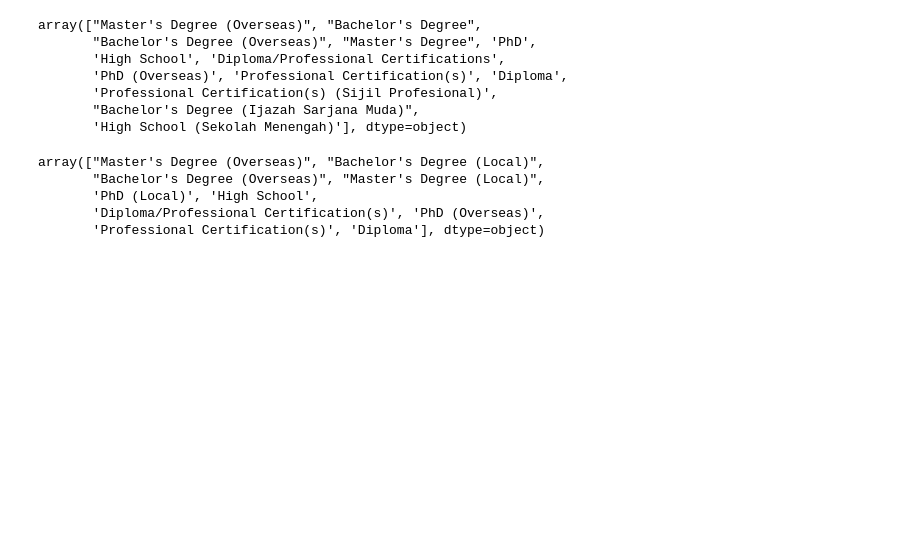
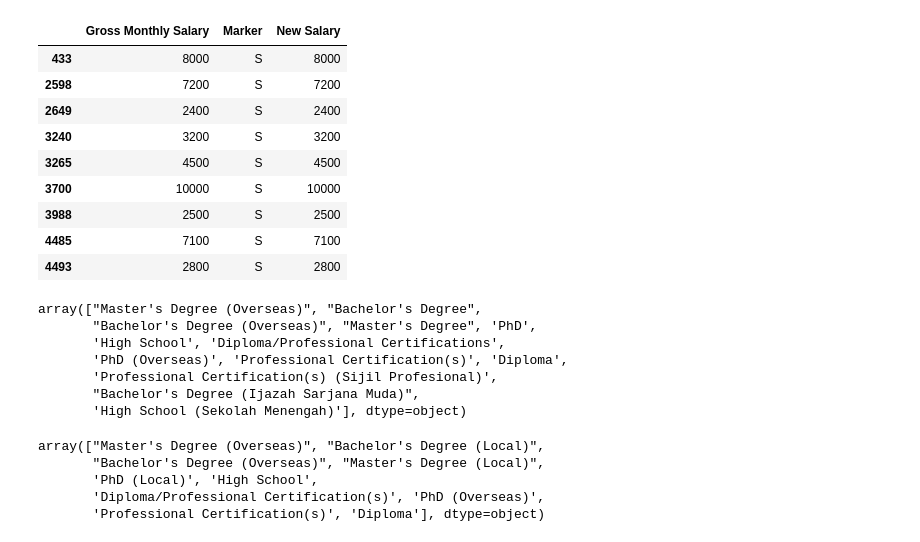
Before and after one commit to malaysianpaygap/dashboard-analysis, a Jupyter notebook: MPG file splitting.ipynb, the cells around one changed output. Drawn from its saved outputs; the diff is of its cells as text; code cells hidden in the pictures; blank space fills up the shorter version.

```diff
--- a/MPG file splitting.ipynb
+++ b/MPG file splitting.ipynb
@@ -64 +77,16 @@ df_main.reset_index(drop = True, inplace = True)
+# %%
+# replace incorrect salary amounts, marker 'S'
+df_main['Gross Monthly Salary'][df_main['Marker'] == 'S'] = df_main['New Salary'][df_main['Marker'] == 'S']
+df_main[['Gross Monthly Salary', 'Marker', 'New Salary']][df_main['Marker'] == 'S']
+# %% [output]
+|  | Gross Monthly Salary | Marker | New Salary |
+| 433 | 8000 | S | 8000 |
+| 2598 | 7200 | S | 7200 |
+| 2649 | 2400 | S | 2400 |
+| 3240 | 3200 | S | 3200 |
+| 3265 | 4500 | S | 4500 |
+| 3700 | 10000 | S | 10000 |
+| 3988 | 2500 | S | 2500 |
+| 4485 | 7100 | S | 7100 |
+| 4493 | 2800 | S | 2800 |
 # %%
```
Also changed, not shown: parts of 7 cells of this notebook.
